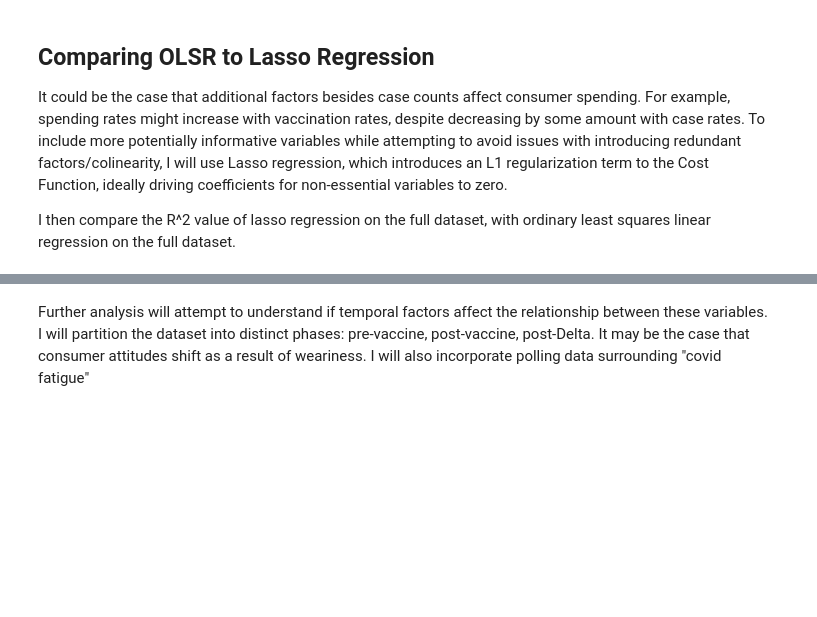
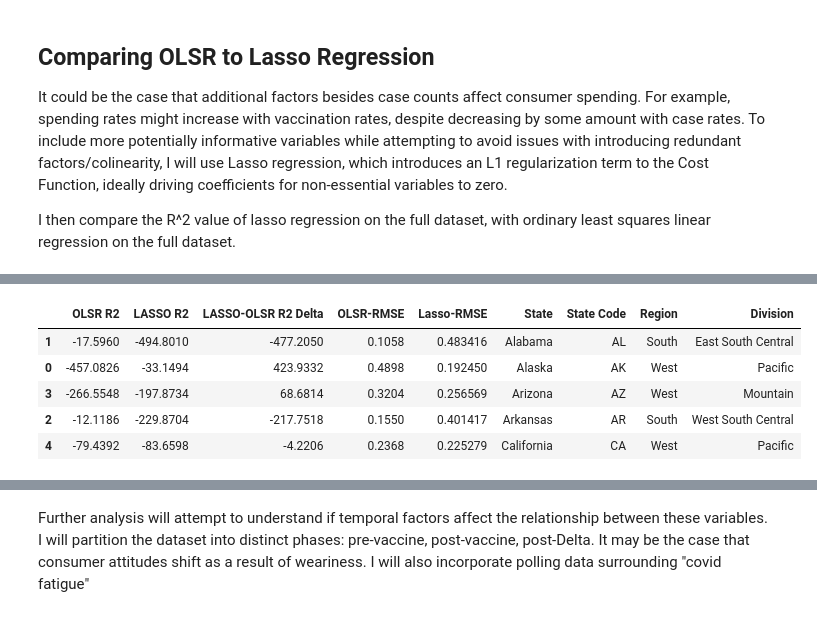
Before and after one commit to cjohnsoncruz/covid_spread_and_business_revenue, a Jupyter notebook: Quantifying_how_Covid_Case_Rates_affect_Business_Revenue.ipynb, the cells around one changed output, grey strips where cells are left out. Cells and saved outputs as stored; diff of their text form; code cells hidden in the pictures; blank space fills up the shorter version.

```diff
--- a/Quantifying_how_Covid_Case_Rates_affect_Business_Revenue.ipynb
+++ b/Quantifying_how_Covid_Case_Rates_affect_Business_Revenue.ipynb
@@ -482,8 +419,8 @@ def process_run_lasso_reg(train_X_df,train_Y_df, test_X_df, test_Y_df,  indep_va
     #transform DF into numpy array: Test set
     test_X_array, test_Y_var = prepare_data_linReg(test_X_df,test_Y_df, indep_vars, Y_variable)
 
-    lasso_model, lasso_reg_r_squared, residuals= run_lasso_regression(train_X_array, train_Y_var, test_X_array, test_Y_var,run_cross_val)
-    return lasso_model, lasso_reg_r_squared,residuals
+    lasso_reg, lasso_reg_r_squared, Y_test_prediction, lasso_RMSE = run_lasso_regression(train_X_array, train_Y_var, test_X_array, test_Y_var,run_cross_val)
+    return lasso_reg, lasso_reg_r_squared,Y_test_prediction, lasso_RMSE
 
 def run_lasso_regression(train_X,train_Y, test_X,test_Y, run_cross_val):
   #create test train split by taking random 50%
@@ -502,12 +439,5 @@ def run_lasso_regression(train_X,train_Y, test_X,test_Y, run_cross_val):
     lasso_reg_r_squared =  round(lasso_reg.score(test_X,test_Y),3) #calculates the r2
 
   residuals = Y_test_prediction - test_Y
-  return lasso_reg, lasso_reg_r_squared, residuals
-
-
-def create_every_other_elem_split(X_array, Y_var): #retainign for posterity but not useful as you're using atimeseries dataset
-  train_X =  X_array[0:-1:2,:] #take every other element (step size 2 from 0)
-  test_X =  X_array[1::2,:] #take every other element (step size 2 from 1)
-  train_Y = Y_var[0:-1:2] #take every other element (step size 2 from 0)
-  test_Y = Y_var[1::2] #take every other element (step size 2 from 1)
-  return train_X, test_X, train_Y, test_Y
+  lasso_RMSE = mean_squared_error(test_Y, Y_test_prediction, squared = False) #outputs RMSE
+  return lasso_reg_model, lasso_reg_r_squared, Y_test_prediction, lasso_RMSE
@@ -614,0 +552,10 @@ ax[1].set_title('R2 distrib. by Region- OLSR', fontsize=15);
+# %%
+
+df_model_performance_by_state.head()
+# %% [output]
+|  | OLSR R2 | LASSO R2 | LASSO-OLSR R2 Delta | OLSR-RMSE | Lasso-RMSE | State | State Code | Region | Division |
+| 1 | -17.5960 | -494.8010 | -477.2050 | 0.1058 | 0.483416 | Alabama | AL | South | East South Central |
+| 0 | -457.0826 | -33.1494 | 423.9332 | 0.4898 | 0.192450 | Alaska | AK | West | Pacific |
+| 3 | -266.5548 | -197.8734 | 68.6814 | 0.3204 | 0.256569 | Arizona | AZ | West | Mountain |
+| 2 | -12.1186 | -229.8704 | -217.7518 | 0.1550 | 0.401417 | Arkansas | AR | South | West South Central |
+| 4 | -79.4392 | -83.6598 | -4.2206 | 0.2368 | 0.225279 | California | CA | West | Pacific |
```
Also changed, not shown: parts of 40 cells of this notebook.
